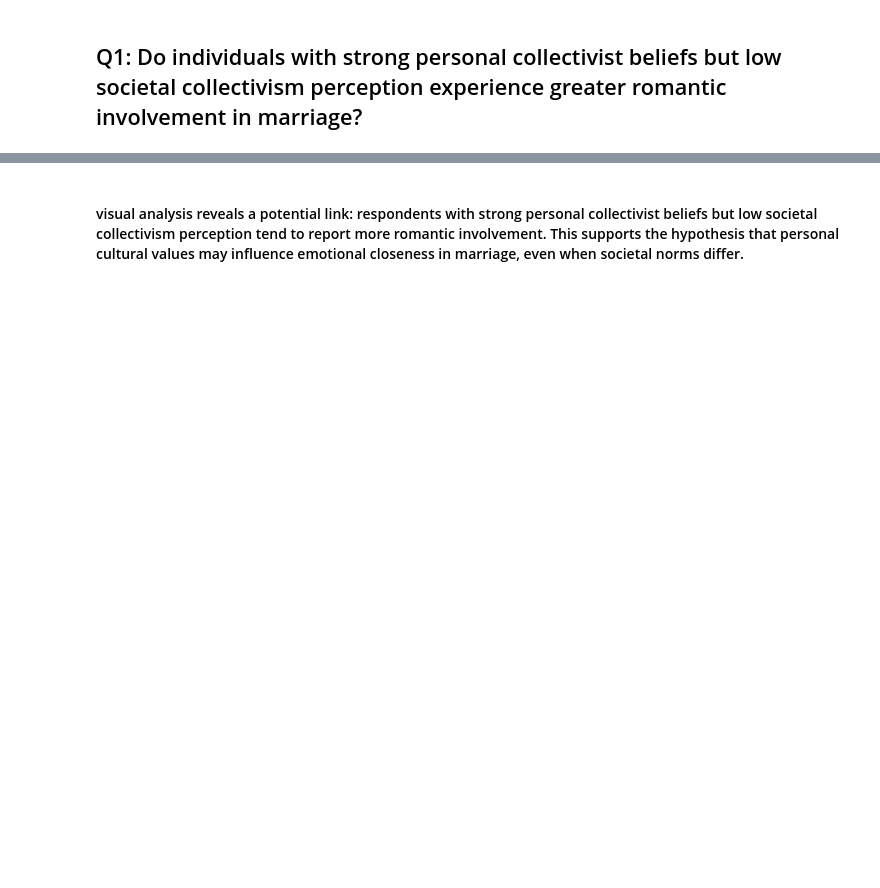
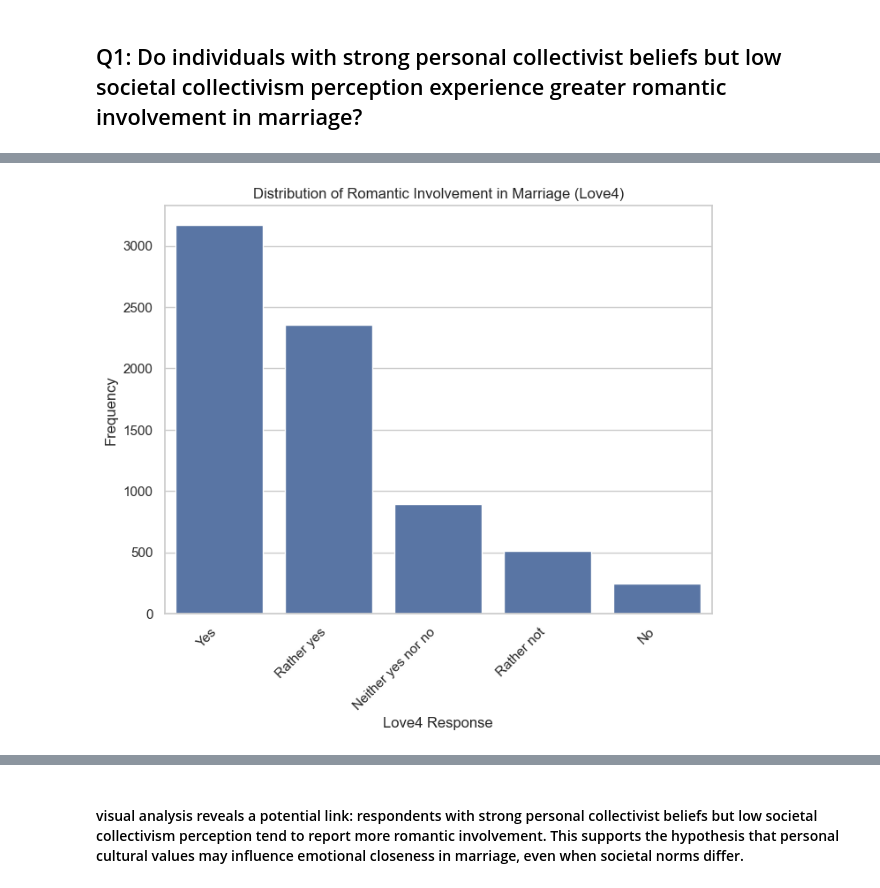
Before and after one commit to MelvinSiaw/Data-Mining, a Jupyter notebook: New_Assigment.ipynb, the cells around one changed output, grey strips where cells are left out. Saved outputs shown, nothing was run; the diff lists cells and outputs as text; code cells hidden in the pictures; blank space fills up the shorter version.

```diff
--- a/New_Assigment.ipynb
+++ b/New_Assigment.ipynb
@@ -354,12 +125,2 @@ display(q4_rules.sort_values(by="lift", ascending=False).head(10))
 # %% [markdown]
  ## Q1: Do individuals with strong personal collectivist beliefs but low societal collectivism perception experience greater romantic involvement in marriage?
-# %%
-# Label: Romantic Involvement
-# This includes emotional closeness variables
-df["Romantic_Involvement"] = (
-    (df["Love1"] >= 1) |
-    (df["Love2"] >= 1) |
-    (df["Love3"] >= 1) |
-    (df["Love4"] >= 1) |
-    (df["Love5"] >= 1)
-)
@@ -409,0 +127,9 @@ plt.show()
+# %%
+import pandas as pd
+
+try:
+    df = pd.read_csv('Marital-satisfaction_Data (1).csv')
+    display(df.head())
+    print(df.shape)
+except FileNotFoundError:
+    print("Error: 'Marital-satisfaction_Data.csv' not found. Please ensure the file exists in the current directory or provide the correct path.")
@@ -409,0 +145,73 @@ plt.show()
+# %%
+# Define the mapping of values to labels
+love4_mapping = {
+    1: 'Yes',
+    2: 'Rather yes',
+    3: 'Neither yes nor no',
+    4: 'Rather not',
+    5: 'No'
+}
+
+# Replace the numerical values in 'Love4' with the corresponding labels
+df['Love4_Labels'] = df['Love4'].map(love4_mapping)
+
+# --- Visualization 1: Distribution of Love4 with Custom Labels ---
+plt.figure(figsize=(8, 6))
+sns.countplot(x='Love4_Labels', data=df, order=love4_mapping.values())  # Use countplot for categorical data
+plt.title('Distribution of Romantic Involvement in Marriage (Love4)')
+plt.xlabel('Love4 Response')
+plt.ylabel('Frequency')
+plt.xticks(rotation=45, ha='right')  # Rotate x-axis labels for better readability
+plt.show()
+
+import matplotlib.pyplot as plt
+import seaborn as sns
+import pandas as pd
+
+# ... (previous code for Love4 visualization) ...
+
+# --- Visualization 2: Distribution of Societal Collectivism (Scale1-Scale4) ---
+# Original box plot
+plt.figure(figsize=(10, 6))
+sns.boxplot(data=df[['Scale1', 'Scale2', 'Scale3', 'Scale4']])
+plt.title('Distribution of Societal Collectivism (Scale1-Scale4)')
+plt.xlabel('Scale')
+plt.ylabel('Score')
+plt.show()
+
+# Response distributions
+fig, axes = plt.subplots(2, 2, figsize=(12, 8))
+fig.suptitle('Response Distributions for Societal Collectivism (Scale1-Scale4)')
+for i, scale_name in enumerate(['Scale1', 'Scale2', 'Scale3', 'Scale4']):
+    row = i // 2
+    col = i % 2
+    sns.histplot(df[scale_name], kde=True, ax=axes[row, col])
+    axes[row, col].set_title(scale_name)
+    axes[row, col].set_xlabel('Score')
+    axes[row, col].set_ylabel('Frequency')
+plt.tight_layout()
+plt.show()
+
+# --- Visualization 3: Distribution of Personal Collectivism (Scale5-Scale8) ---
+# Original box plot
+plt.figure(figsize=(10, 6))
+sns.boxplot(data=df[['Scale5', 'Scale6', 'Scale7', 'Scale8']])
+plt.title('Distribution of Personal Collectivism (Scale5-Scale8)')
+plt.xlabel('Scale')
+plt.ylabel('Score')
+plt.show()
+
+# Response distributions
+fig, axes = plt.subplots(2, 2, figsize=(12, 8))
+fig.suptitle('Response Distributions for Personal Collectivism (Scale5-Scale8)')
+for i, scale_name in enumerate(['Scale5', 'Scale6', 'Scale7', 'Scale8']):
+    row = i // 2
+    col = i % 2
+    sns.histplot(df[scale_name], kde=True, ax=axes[row, col])
+    axes[row, col].set_title(scale_name)
+    axes[row, col].set_xlabel('Score')
+    axes[row, col].set_ylabel('Frequency')
+plt.tight_layout()
+plt.show()
+# %% [output]
+[figure, added]
```
Also changed, not shown: parts of 63 cells of this notebook.
